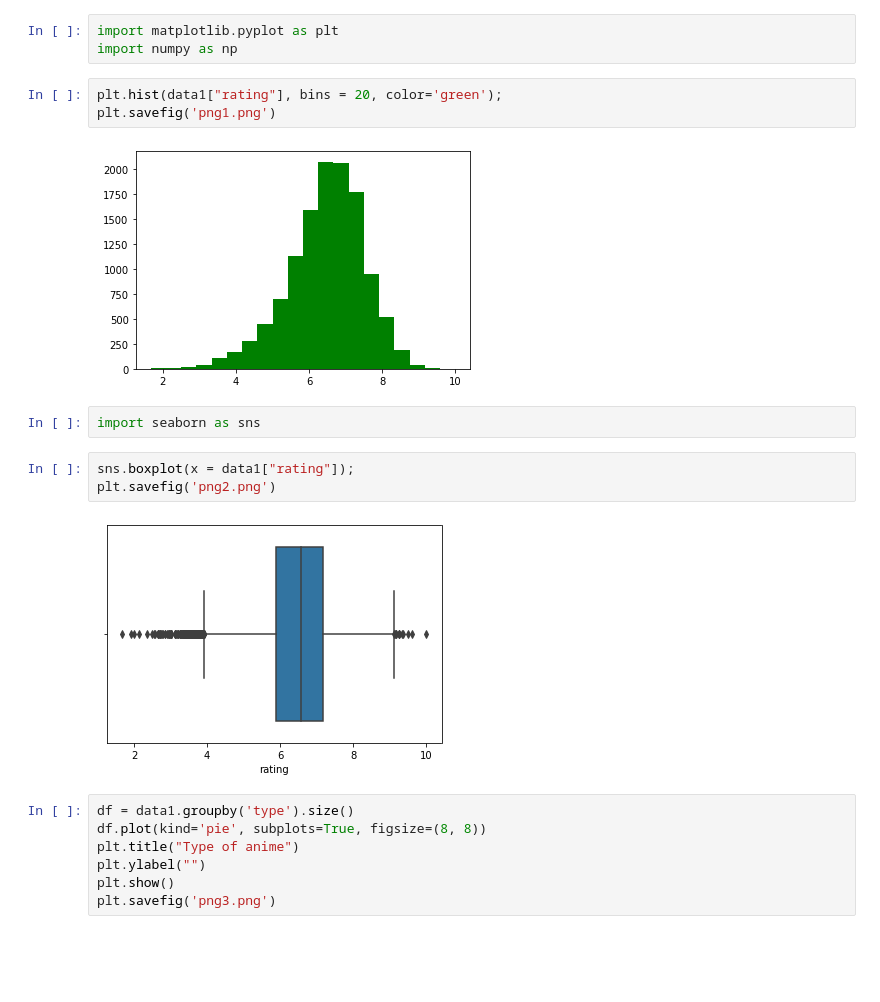
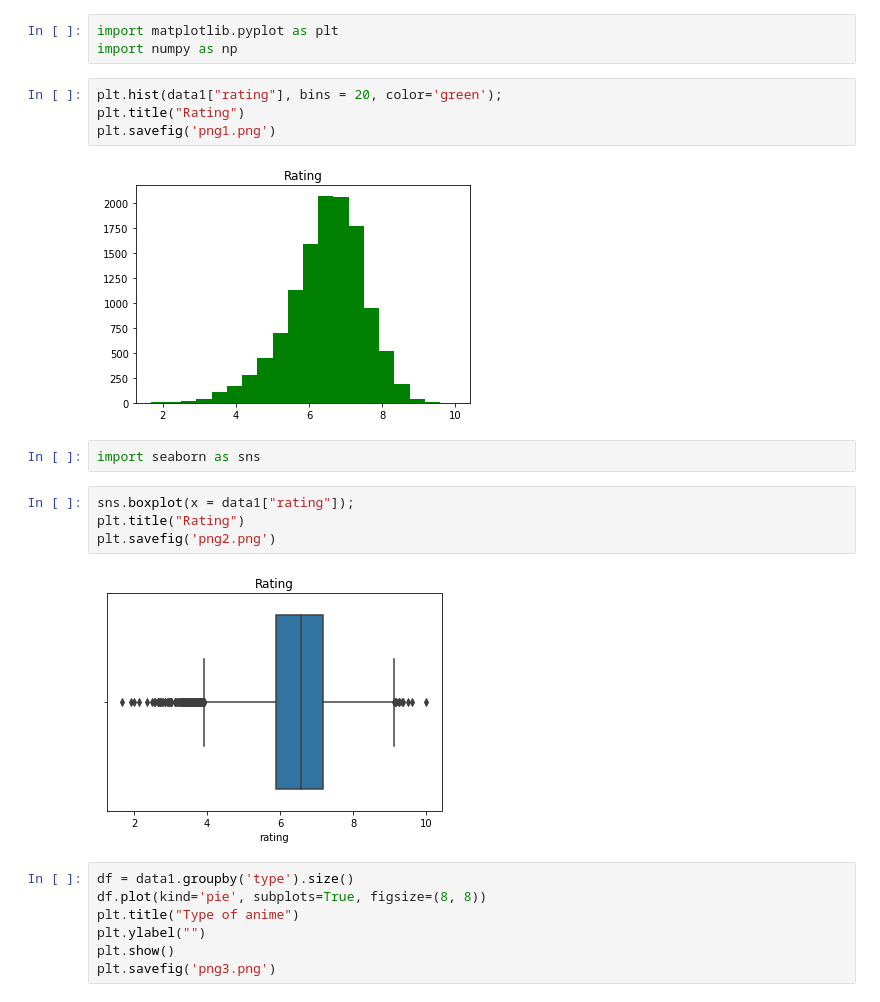
Before and after one commit to Nadi13/RGR, a Jupyter notebook: Код.ipynb, the cells around one changed output. Cells and saved outputs as stored; diff of their text form; blank space fills up the shorter version.

```diff
--- a/Код.ipynb
+++ b/Код.ipynb
@@ -132,16 +132,18 @@ import matplotlib.pyplot as plt
 import numpy as np
 # %%
 plt.hist(data1["rating"], bins = 20, color='green');
+plt.title("Rating")
 plt.savefig('png1.png')
 # %% [output]
-[figure, old version]
+[figure, new version]
 # %%
 import seaborn as sns
 # %%
 sns.boxplot(x = data1["rating"]);
+plt.title("Rating")
 plt.savefig('png2.png')
 # %% [output]
-[figure, old version]
+[figure, new version]
 # %%
 df = data1.groupby('type').size()
 df.plot(kind='pie', subplots=True, figsize=(8, 8))
```
